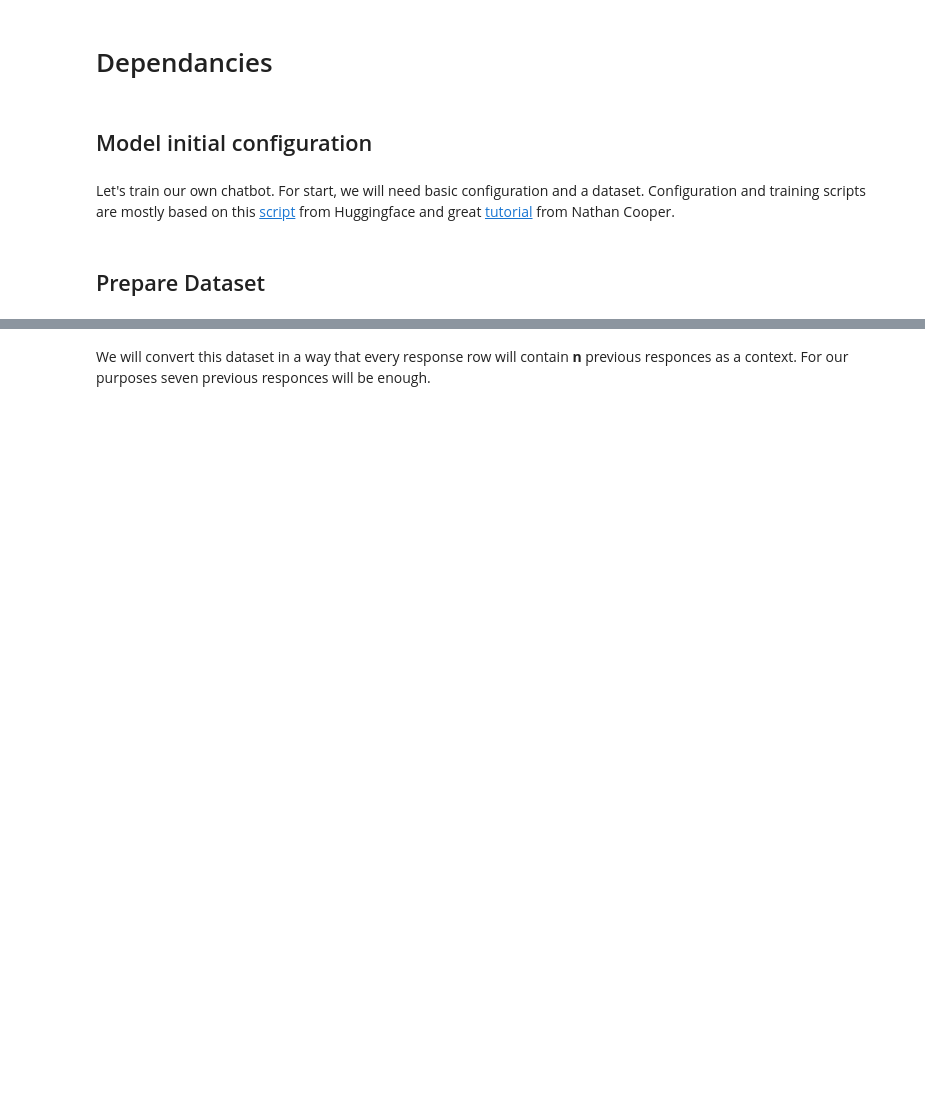
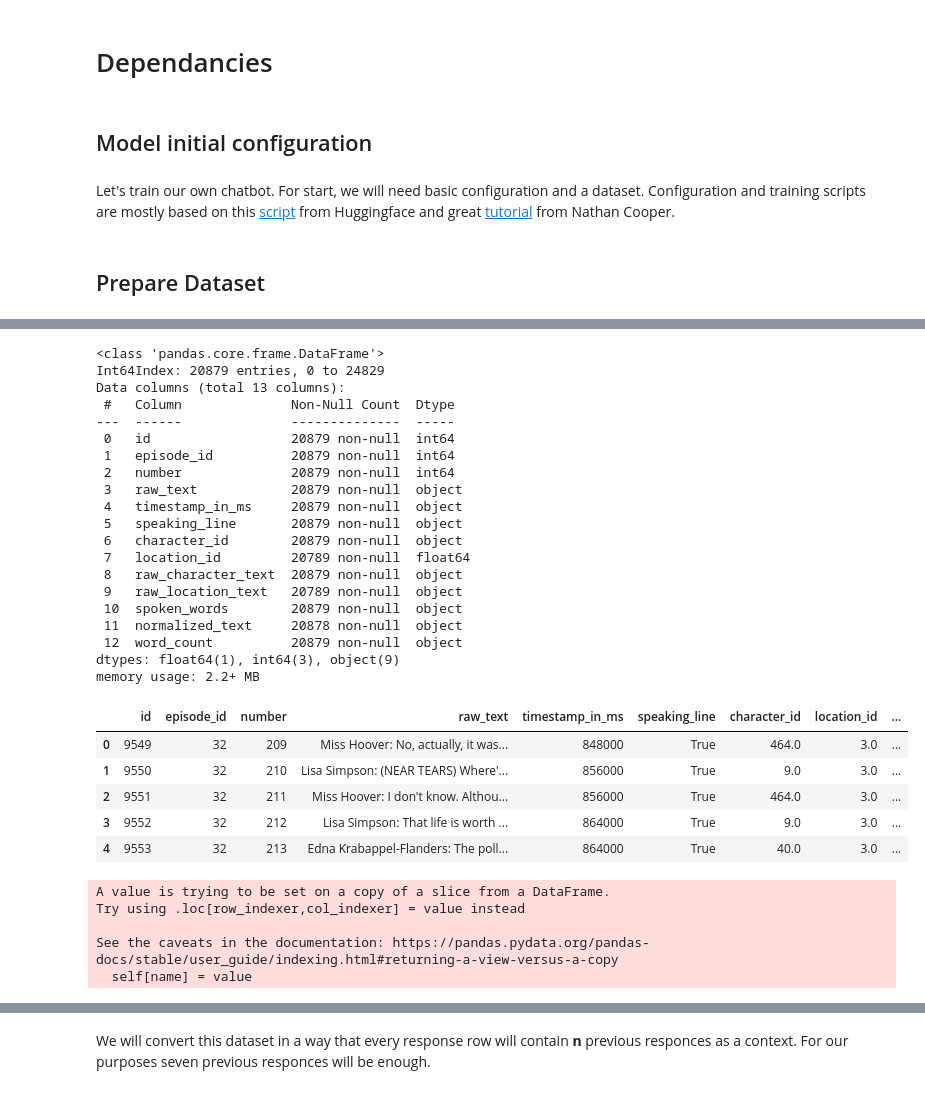
Before and after one commit to sean-halpin/dialoGPT_Virtual_Character, a Jupyter notebook: simpsons_script_preprocessing.ipynb, the cells around one changed output, grey strips where cells are left out. Saved outputs shown, nothing was run; the diff lists cells and outputs as text; code cells hidden in the pictures; blank space fills up the shorter version.

```diff
--- a/simpsons_script_preprocessing.ipynb
+++ b/simpsons_script_preprocessing.ipynb
@@ -139,9 +158,42 @@ all_lines.head(10)
 # %%
 spoken_lines = all_lines[all_lines['speaking_line'] == True]
-chosen_spoken_lines = spoken_lines[(spoken_lines['episode_id'] > 30) & (spoken_lines['episode_id'] < 120)]
+chosen_spoken_lines = spoken_lines[(spoken_lines['episode_id'] > 30) & (spoken_lines['episode_id'] < 90)]
 chosen_spoken_lines.info()
 chosen_spoken_lines.head()
+# %% [output]
+<class 'pandas.core.frame.DataFrame'>
+Int64Index: 20879 entries, 0 to 24829
+Data columns (total 13 columns):
+ #   Column              Non-Null Count  Dtype
+---  ------              --------------  -----
+ 0   id                  20879 non-null  int64
+ 1   episode_id          20879 non-null  int64
+ 2   number              20879 non-null  int64
+ 3   raw_text            20879 non-null  object
+ 4   timestamp_in_ms     20879 non-null  object
+ 5   speaking_line       20879 non-null  object
+ 6   character_id        20879 non-null  object
+ 7   location_id         20789 non-null  float64
+ 8   raw_character_text  20879 non-null  object
+ 9   raw_location_text   20789 non-null  object
+ 10  spoken_words        20879 non-null  object
+ 11  normalized_text     20878 non-null  object
+ 12  word_count          20879 non-null  object
+dtypes: float64(1), int64(3), object(9)
+memory usage: 2.2+ MB
+|  | id | episode_id | number | raw_text | timestamp_in_ms | speaking_line | character_id | location_id | ... |
+| 0 | 9549 | 32 | 209 | Miss Hoover: No, actually, it was... | 848000 | True | 464.0 | 3.0 | ... |
+| 1 | 9550 | 32 | 210 | Lisa Simpson: (NEAR TEARS) Where'... | 856000 | True | 9.0 | 3.0 | ... |
+| 2 | 9551 | 32 | 211 | Miss Hoover: I don't know. Althou... | 856000 | True | 464.0 | 3.0 | ... |
+| 3 | 9552 | 32 | 212 | Lisa Simpson: That life is worth ... | 864000 | True | 9.0 | 3.0 | ... |
+| 4 | 9553 | 32 | 213 | Edna Krabappel-Flanders: The poll... | 864000 | True | 40.0 | 3.0 | ... |
 # %%
 chosen_spoken_lines.normalized_text = chosen_spoken_lines.normalized_text.astype('string')
+# %% [output]
+A value is trying to be set on a copy of a slice from a DataFrame.
+Try using .loc[row_indexer,col_indexer] = value instead
+
+See the caveats in the documentation: https://pandas.pydata.org/pandas-docs/stable/user_guide/indexing.html#returning-a-view-versus-a-copy
+  self[name] = value
 # %%
 chosen_spoken_lines.info()
```
Also changed, not shown: parts of 17 cells of this notebook.
